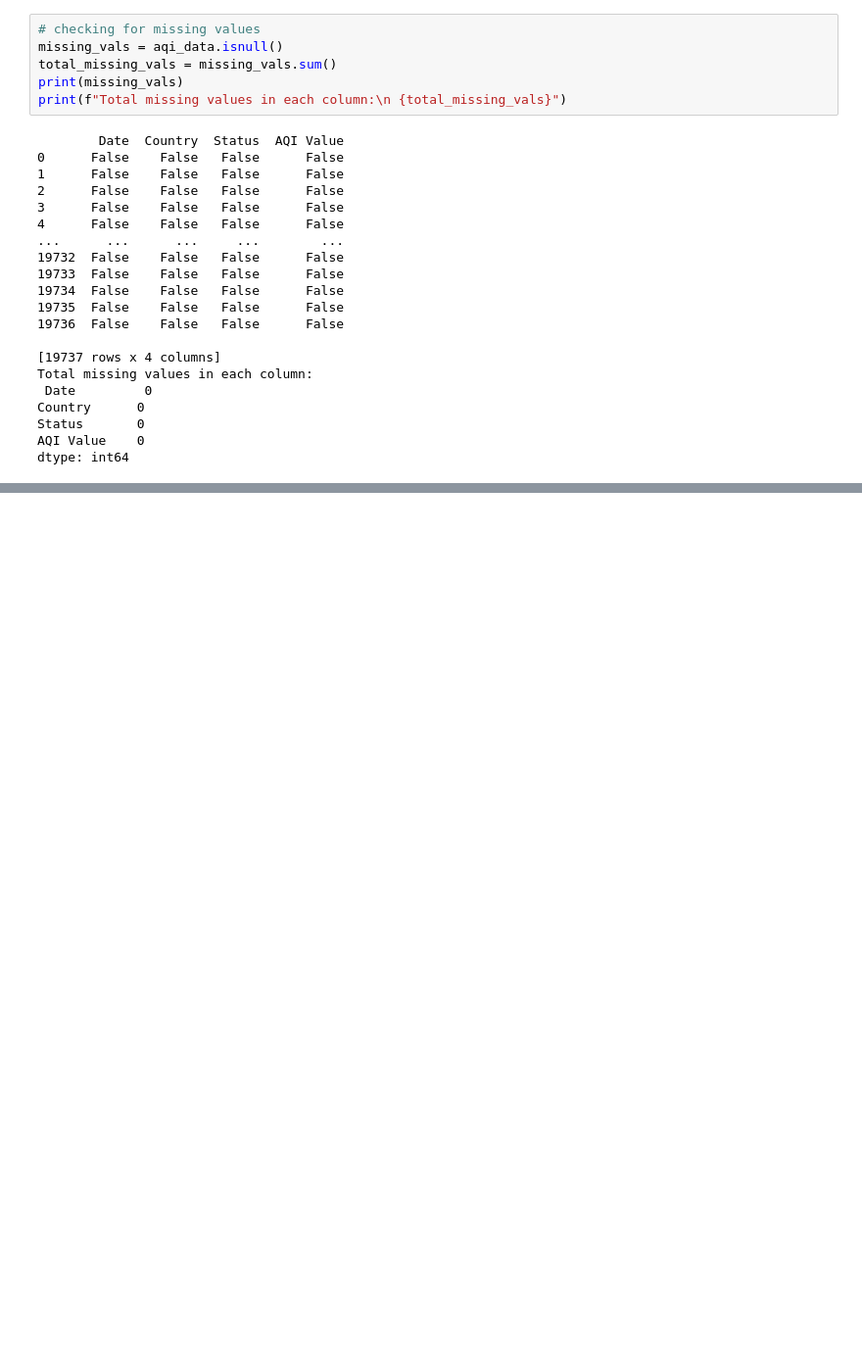
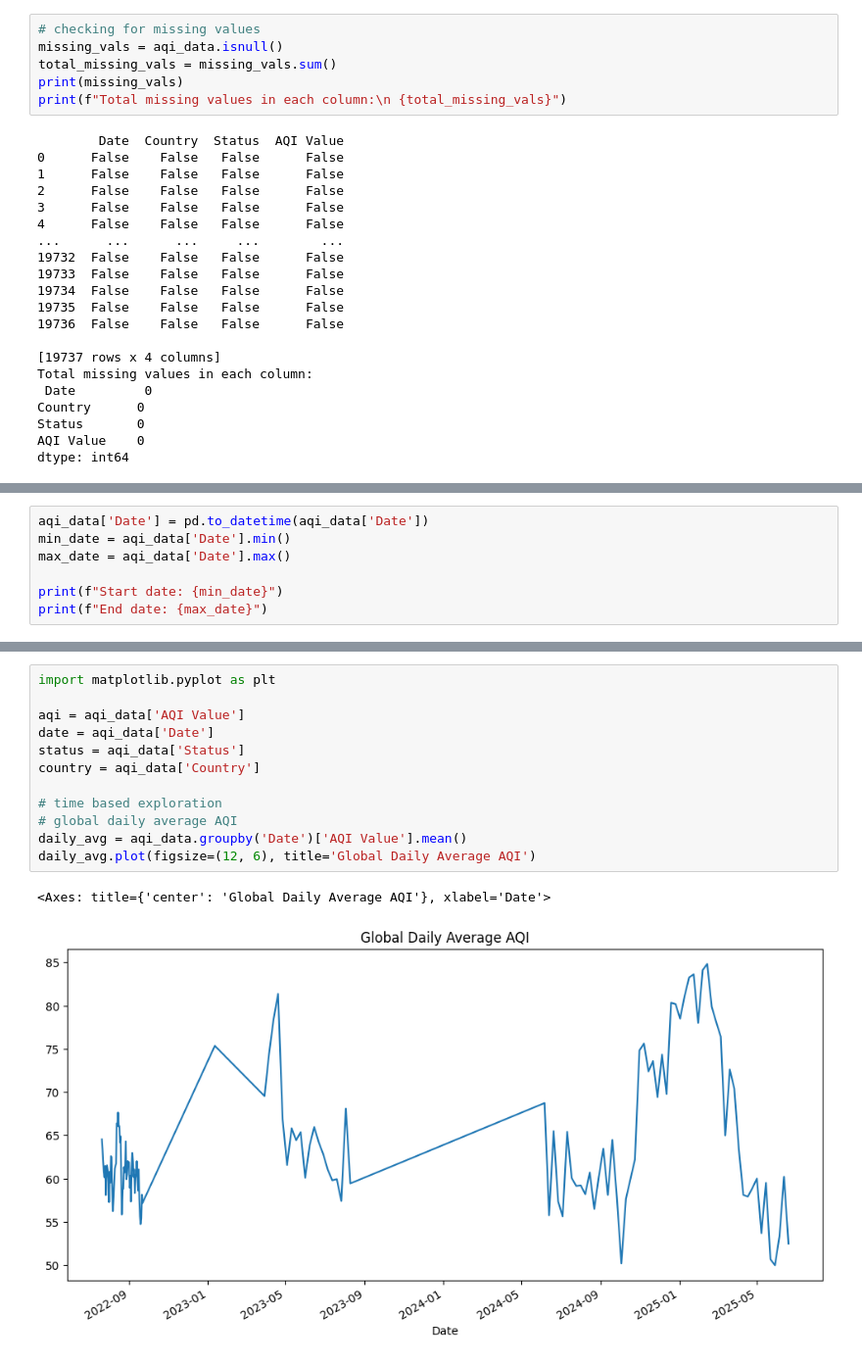
Before and after one commit to nicolynk03/air_quality, a Jupyter notebook: notebooks/aqi_EDA.ipynb, the cells around one changed output, grey strips where cells are left out. Shown: that part at 98% size. Saved outputs shown, nothing was run; the diff lists cells and outputs as text; blank space fills up the shorter version.

```diff
--- a/notebooks/aqi_EDA.ipynb
+++ b/notebooks/aqi_EDA.ipynb
@@ -51,0 +78,7 @@ dtype: int64
+# %%
+aqi_data['Date'] = pd.to_datetime(aqi_data['Date'])
+min_date = aqi_data['Date'].min()
+max_date = aqi_data['Date'].max()
+
+print(f"Start date: {min_date}")
+print(f"End date: {max_date}")
@@ -51,0 +88,15 @@ dtype: int64
+# %%
+import matplotlib.pyplot as plt
+
+aqi = aqi_data['AQI Value']
+date = aqi_data['Date']
+status = aqi_data['Status']
+country = aqi_data['Country']
+
+# time based exploration
+# global daily average AQI
+daily_avg = aqi_data.groupby('Date')['AQI Value'].mean()
+daily_avg.plot(figsize=(12, 6), title='Global Daily Average AQI')
+# %% [output]
+<Axes: title={'center': 'Global Daily Average AQI'}, xlabel='Date'>
+[figure, added]
```
Also changed, not shown: parts of 6 cells of this notebook.
